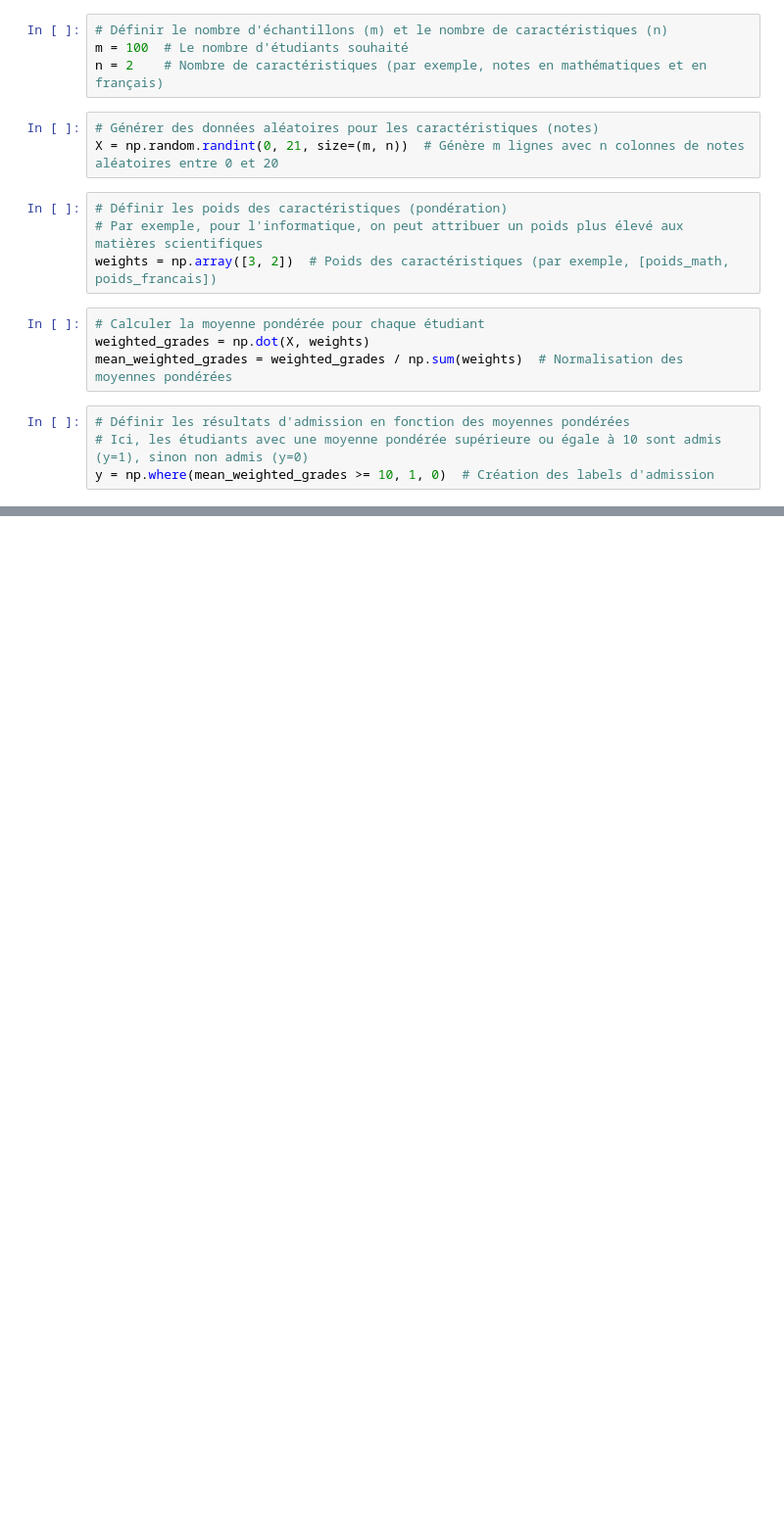
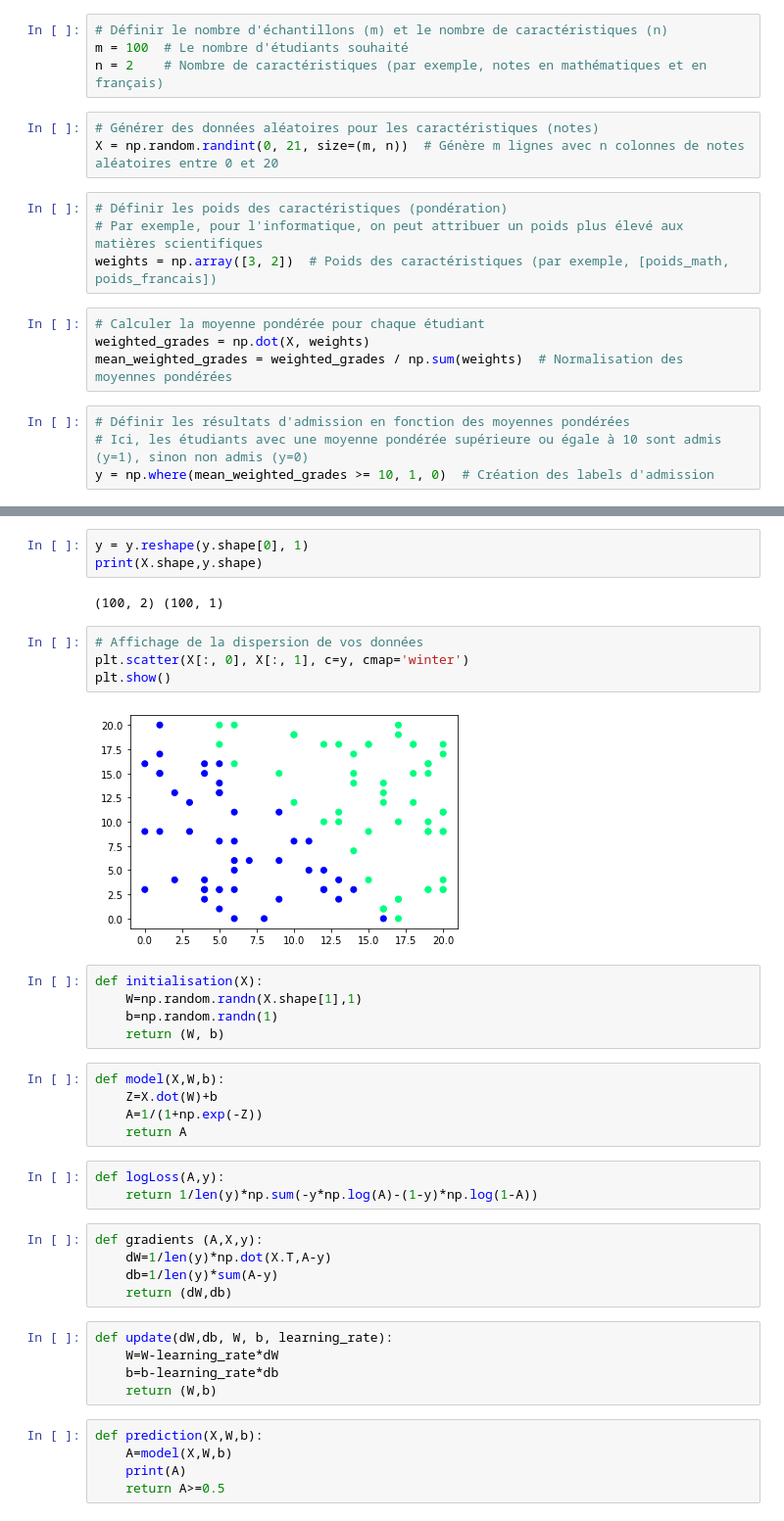
Before and after one commit to al3x6/Machine_learning, a Jupyter notebook: FI-Araujo-AlexisMiniProjet/FI-Araujo-AlexisMiniProjet.ipynb, the cells around one changed output, grey strips where cells are left out. Shown at 98% size. Cells and saved outputs as stored; diff of their text form; blank space fills up the shorter version.

```diff
--- a/FI-Araujo-AlexisMiniProjet/FI-Araujo-AlexisMiniProjet.ipynb
+++ b/FI-Araujo-AlexisMiniProjet/FI-Araujo-AlexisMiniProjet.ipynb
@@ -46,0 +58,39 @@ Résultats d'admission y :
+# %%
+y = y.reshape(y.shape[0], 1)
+print(X.shape,y.shape)
+# %% [output]
+(100, 2) (100, 1)
+# %%
+# Affichage de la dispersion de vos données
+plt.scatter(X[:, 0], X[:, 1], c=y, cmap='winter')
+plt.show()
+# %% [output]
+[figure, added]
+# %%
+def initialisation(X):
+    W=np.random.randn(X.shape[1],1)
+    b=np.random.randn(1)
+    return (W, b)
+# %%
+def model(X,W,b):
+    Z=X.dot(W)+b
+    A=1/(1+np.exp(-Z))
+    return A
+# %%
+def logLoss(A,y):
+    return 1/len(y)*np.sum(-y*np.log(A)-(1-y)*np.log(1-A))
+# %%
+def gradients (A,X,y):
+    dW=1/len(y)*np.dot(X.T,A-y)
+    db=1/len(y)*sum(A-y)
+    return (dW,db)
+# %%
+def update(dW,db, W, b, learning_rate):
+    W=W-learning_rate*dW
+    b=b-learning_rate*db
+    return (W,b)
+# %%
+def prediction(X,W,b):
+    A=model(X,W,b)
+    print(A)
+    return A>=0.5
```
Also changed, not shown: parts of 7 cells of this notebook, 1 other file.
